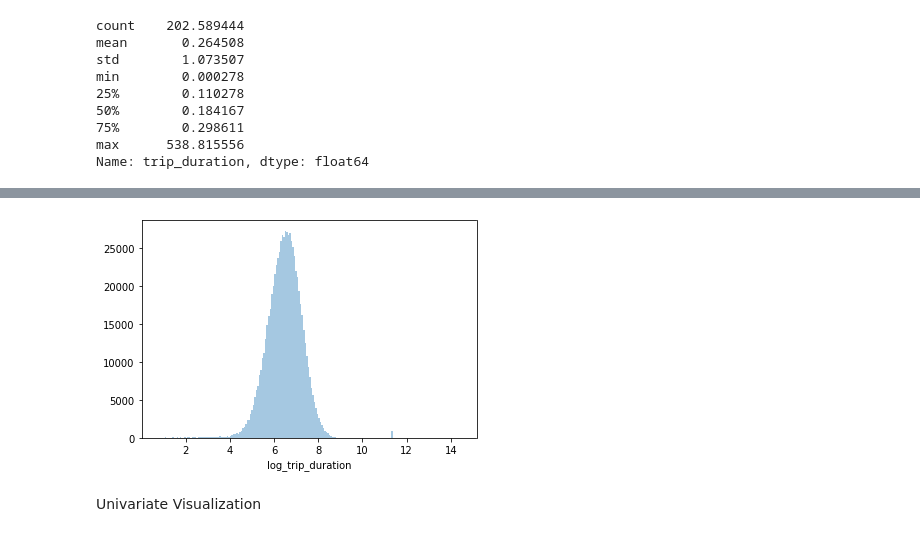
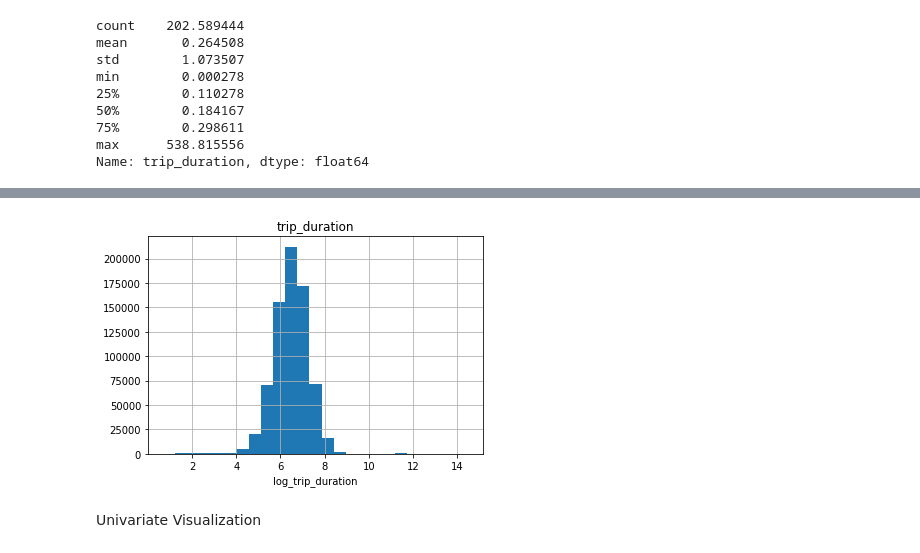
Before and after one commit to shreya-25/NYC-Taxi-trip-Duration, a Jupyter notebook: EDA_updated.ipynb, the cells around one changed output, grey strips where cells are left out. Saved outputs shown, nothing was run; the diff lists cells and outputs as text; code cells hidden in the pictures.

```diff
--- a/EDA_updated.ipynb
+++ b/EDA_updated.ipynb
@@ -101,9 +124,11 @@ Name: trip_duration, dtype: float64
 # %%
 df['log_trip_duration'] = np.log(df['trip_duration'].values + 1)
-sns.distplot(df['log_trip_duration'], kde = False, bins = 200)
+df['log_trip_duration'].hist(bins=25)
+plt.xlabel('log_trip_duration')
+plt.title("trip_duration")
 plt.show()
 # %% [output]
-[figure, old version]
+[figure, new version]
 # %% [markdown]
 Univariate Visualization
 # %%
```
Also changed, not shown: parts of 5 cells of this notebook.
